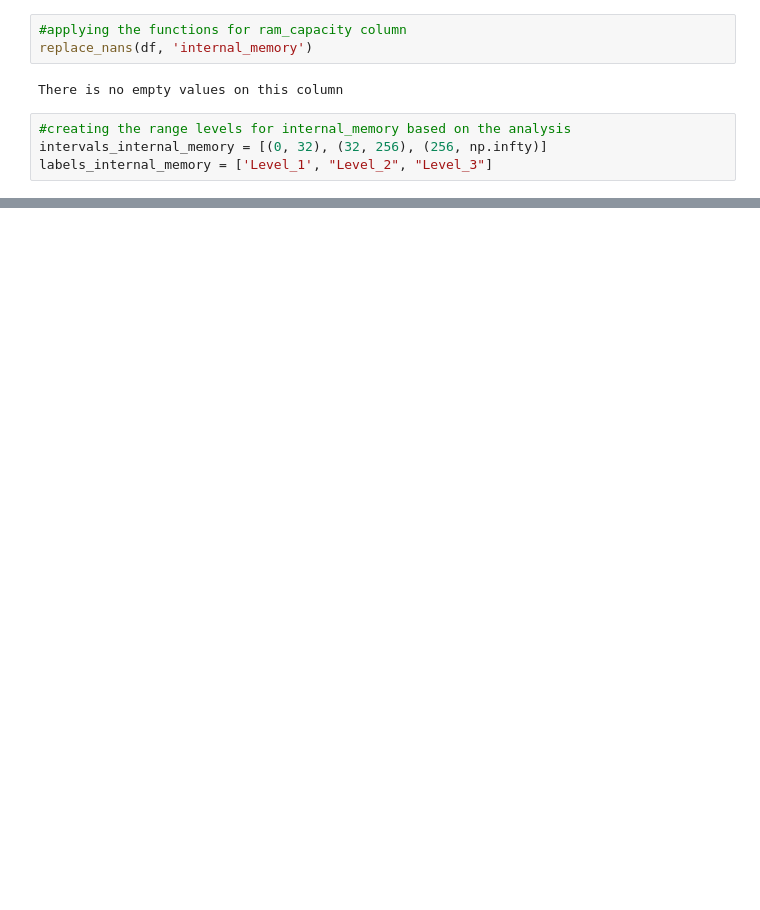
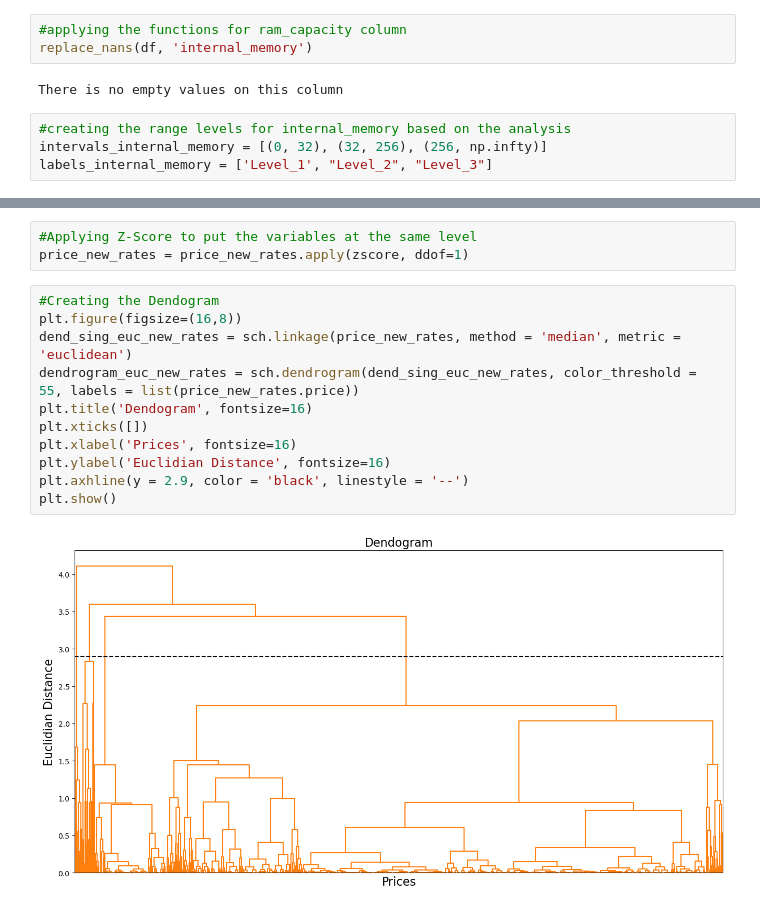
Before and after one commit to vaugsss/DataScience, a Jupyter notebook: Smarpthones_Clustering.ipynb, the cells around one changed output, grey strips where cells are left out. Cells and saved outputs as stored; diff of their text form; blank space fills up the shorter version.

```diff
--- a/Smarpthones_Clustering.ipynb
+++ b/Smarpthones_Clustering.ipynb
@@ -490,0 +575,16 @@ rating_internal_memory
+# %%
+#Applying Z-Score to put the variables at the same level
+price_new_rates = price_new_rates.apply(zscore, ddof=1)
+# %%
+#Creating the Dendogram
+plt.figure(figsize=(16,8))
+dend_sing_euc_new_rates = sch.linkage(price_new_rates, method = 'median', metric = 'euclidean')
+dendrogram_euc_new_rates = sch.dendrogram(dend_sing_euc_new_rates, color_threshold = 55, labels = list(price_new_rates.price))
+plt.title('Dendogram', fontsize=16)
+plt.xticks([])
+plt.xlabel('Prices', fontsize=16)
+plt.ylabel('Euclidian Distance', fontsize=16)
+plt.axhline(y = 2.9, color = 'black', linestyle = '--')
+plt.show()
+# %% [output]
+[figure, added]
```
Also changed, not shown: parts of 28 cells of this notebook.
